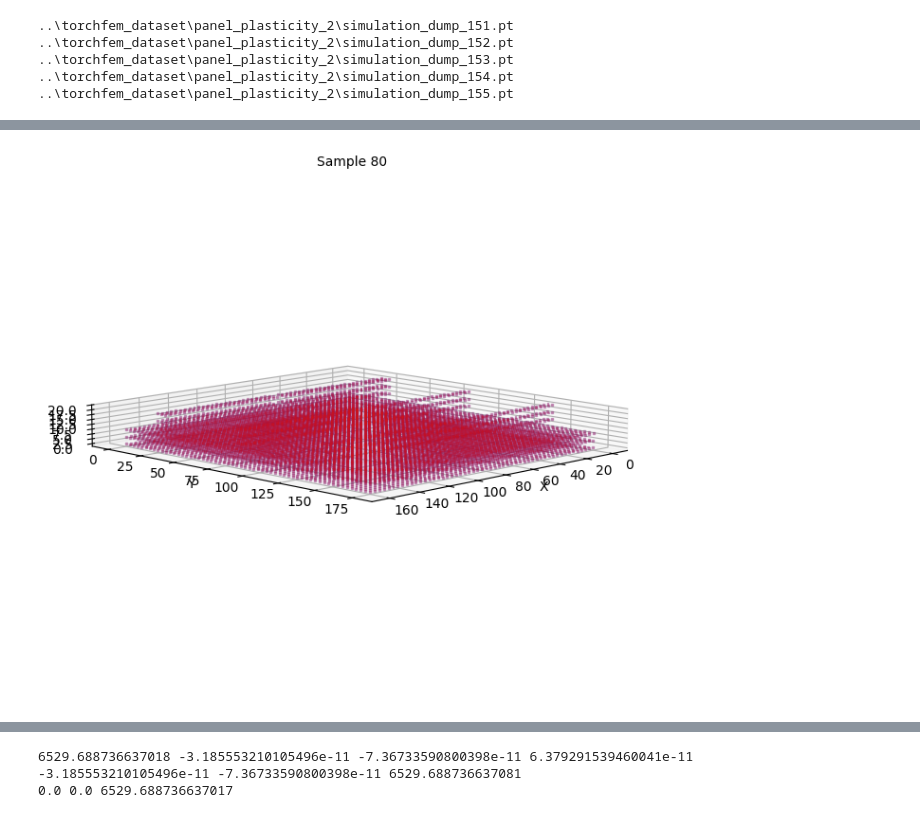
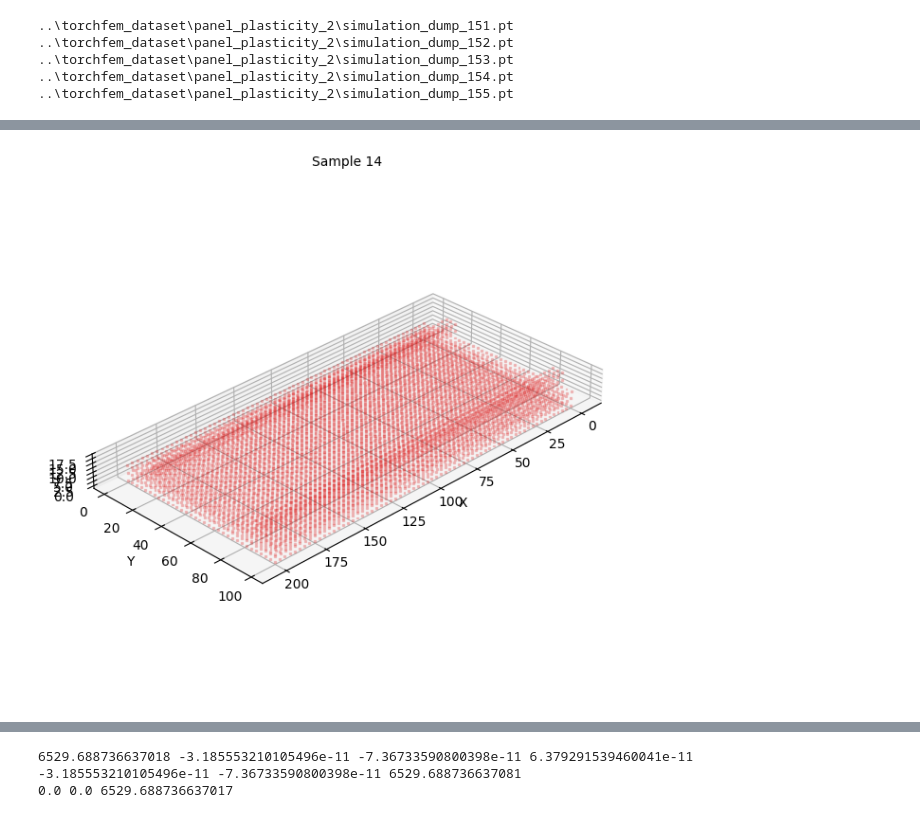
Before and after one commit to bartutuncay/mpnn_fem, a Jupyter notebook: hgt_train_1114.ipynb, the cells around one changed output, grey strips where cells are left out. Drawn from its saved outputs; the diff is of its cells as text; code cells hidden in the pictures.

```diff
--- a/hgt_train_1114.ipynb
+++ b/hgt_train_1114.ipynb
@@ -741,11 +678,11 @@ Saved 118 samples with predictions to ../base/test_dataset/test_combined_with_pr
 # %%
 import matplotlib.pyplot as plt
-#out_samples = torch.load("../base/test_dataset/test_combined_with_preds.pt")
+out_samples = torch.load("../base/test_dataset/test_combined_with_preds_1114.pt",weights_only=False)
 
 fig, ax = plt.subplots(3,2)
 fig.set_figwidth(12)
 fig.set_figheight(6)
-sample = 80
+sample = 14
 
 ax[0,0].set_title('Internal Forces')
 ax[0,1].set_title('Displacement')
@@ -775,35 +712,35 @@ plt.tight_layout()
 # %%
 ## Visualization - Matplotlib 3D Scatter Plot
 import matplotlib.pyplot as plt
 
 fig = plt.figure(figsize=(10, 6))
 ax = fig.add_subplot(111, projection='3d')
 plt.title(f'Sample {sample}',fontsize=10)
 
 #sc = ax.scatter(out_samples[sample]['nodes']['pos'],'k',alpha=0.3,label='initial position')
 #ax[i,1].plot(out_samples[sample]['nodes']['pred_u'][:],alpha=0.3,label='predicted')
 
 #ax.plot_trisurf(V[:,0],V[:,1],V[:,2],triangles=F,edgecolor='#888888',linewidth=lw,antialiased=True,color='#dddddd',alpha=0.1)
 
-vis_scale = 500
+vis_scale = 5
 
 pos_init = out_samples[sample]['nodes']['pos']
 pos_true = pos_init+out_samples[sample]['nodes']['y_u']*vis_scale
 pos_pred = pos_init+out_samples[sample]['nodes']['pred_u']*vis_scale
 
-sc = ax.scatter(pos_init[:,0],pos_init[:,1],pos_init[:,2],s=2,marker='s',c='#1111dd',alpha=0.2,depthshade=True)
+#sc = ax.scatter(pos_init[:,0],pos_init[:,1],pos_init[:,2],s=2,marker='s',c='#1111dd',alpha=0.2,depthshade=True)
 #sc2 = ax.scatter(pos_true[:,0],pos_true[:,1],pos_true[:,2],s=2,marker='s',c='#11dd11',alpha=0.1,depthshade=True)
-sc3 = ax.scatter(pos_init[:,0],pos_init[:,1],pos_init[:,2],s=2,marker='s',c='#dd1111',alpha=0.2,depthshade=True)
+sc3 = ax.scatter(pos_pred[:,0],pos_pred[:,1],pos_pred[:,2],s=2,marker='s',c='#dd1111',alpha=0.2,depthshade=True)
 
 ax.set_xlabel('X')
 ax.set_ylabel('Y')
 ax.set_zlabel('Z')
 
-ax.view_init(elev=10, azim=45)
+ax.view_init(elev=30, azim=45)
 ranges = np.ptp(out_samples[sample]['nodes']['pos'].T, axis=1)
 ax.set_box_aspect(ranges)
 
 plt.tight_layout()
 # %% [output]
-[figure, old version]
+[figure, new version]
 # %%
```
Also changed, not shown: parts of 8 cells of this notebook, 2 other files.
